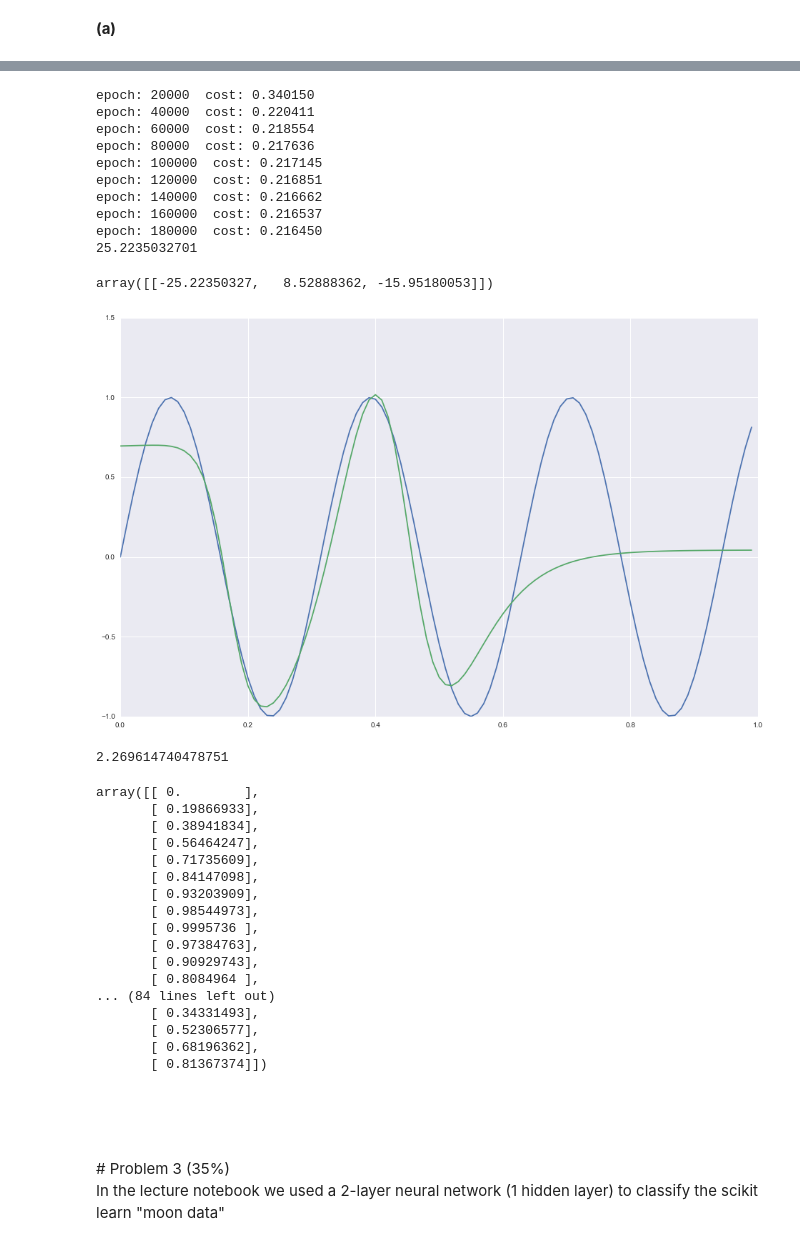
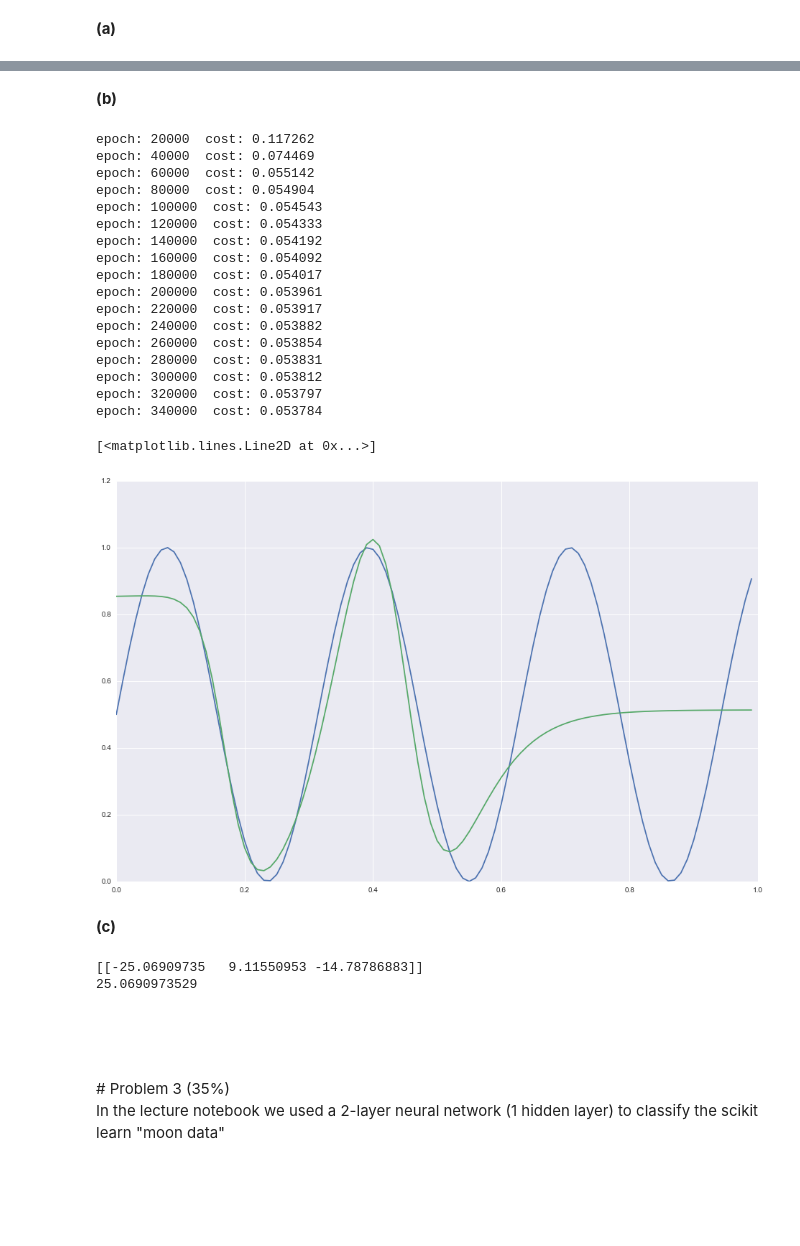
Before and after one commit to afcarl/machine_learning, a Jupyter notebook: homework4/nn1_hw.ipynb, the cells around one changed output, grey strips where cells are left out. Saved outputs shown, nothing was run; the diff lists cells and outputs as text; code cells hidden in the pictures; blank space fills up the shorter version.

```diff
--- a/homework4/nn1_hw.ipynb
+++ b/homework4/nn1_hw.ipynb
@@ -69,3 +69,8 @@ __(d)__ Explain the properties of your dataset that led to these extreme weights
 __(e)__ Add a regularizer to your neural network and retrain on the same dataset. Plot the new function approximation and demonstrate that the weights become less extreme.
 # %% [markdown]
 __(a)__
+# %%
+x = np.arange(0,1,.01)
+y = (np.sin((x*20))+1)/2
+
+print(x,"\n",y)
@@ -72,63 +95,44 @@ __(a)__
+# %% [markdown]
+__(b)__
 # %%
-x = np.arange(0,1,.01)
-#y = x * -1
-#y = np.abs((x * -2) + 1)
-y = np.sin(x*20)
-#y = ((np.invert((x*100).astype(int))*2654435761) % (2**32)) / (2**32)
 x = x.reshape((100,1))
-#y = y.reshape((100,1))
-#print(x,"\n" ,y)
-#print(x.shape)
-#1/0
 
 figure, ax = plt.subplots(figsize=(16,10))
 ax.plot(x,y)
 
 fa = FunctionApproximator(n_out=1, n_hidden=3)
-fa.train(x, y, learning_rate=0.15, n_epochs=180000, report_frequency=20000)
+fa.train(x, y, learning_rate=0.30, n_epochs=340000, report_frequency=20000)
 y_pred = fa.get_y_pred()
 
 ax.plot(x, y_pred)
-
-print(max(np.abs(fa.get_weights()[0][0])))
-fa.get_weights()[0]
 # %% [output]
-epoch: 20000  cost: 0.340150
-epoch: 40000  cost: 0.220411
-epoch: 60000  cost: 0.218554
-epoch: 80000  cost: 0.217636
-epoch: 100000  cost: 0.217145
-epoch: 120000  cost: 0.216851
-epoch: 140000  cost: 0.216662
-epoch: 160000  cost: 0.216537
-epoch: 180000  cost: 0.216450
-25.2235032701
+epoch: 20000  cost: 0.117262
+epoch: 40000  cost: 0.074469
+epoch: 60000  cost: 0.055142
+epoch: 80000  cost: 0.054904
+epoch: 100000  cost: 0.054543
+epoch: 120000  cost: 0.054333
+epoch: 140000  cost: 0.054192
+epoch: 160000  cost: 0.054092
+epoch: 180000  cost: 0.054017
+epoch: 200000  cost: 0.053961
+epoch: 220000  cost: 0.053917
+epoch: 240000  cost: 0.053882
+epoch: 260000  cost: 0.053854
+epoch: 280000  cost: 0.053831
+epoch: 300000  cost: 0.053812
+epoch: 320000  cost: 0.053797
+epoch: 340000  cost: 0.053784
-array([[-25.22350327,   8.52888362, -15.95180053]])
+[<matplotlib.lines.Line2D at 0x...>]
-[figure, old version]
+[figure, new version]
+# %% [markdown]
+__(c)__
 # %%
-max(np.abs(fa.get_weights()[0][0]))
+print(fa.get_weights()[0])
+print(max(np.abs(fa.get_weights()[0][0])))
 # %% [output]
-2.269614740478751
+[[-25.06909735   9.11550953 -14.78786883]]
+25.0690973529
-# %%
-np.sin(x*20)
-# %% [output]
-array([[ 0.        ],
-       [ 0.19866933],
-       [ 0.38941834],
-       [ 0.56464247],
-       [ 0.71735609],
-       [ 0.84147098],
-       [ 0.93203909],
-       [ 0.98544973],
-       [ 0.9995736 ],
-       [ 0.97384763],
-       [ 0.90929743],
-       [ 0.8084964 ],
-... (84 lines left out)
-       [ 0.34331493],
-       [ 0.52306577],
-       [ 0.68196362],
-       [ 0.81367374]])
 # %% [markdown]
 <br>
 <br>
```
Also changed, not shown: parts of 1 cell of this notebook.
